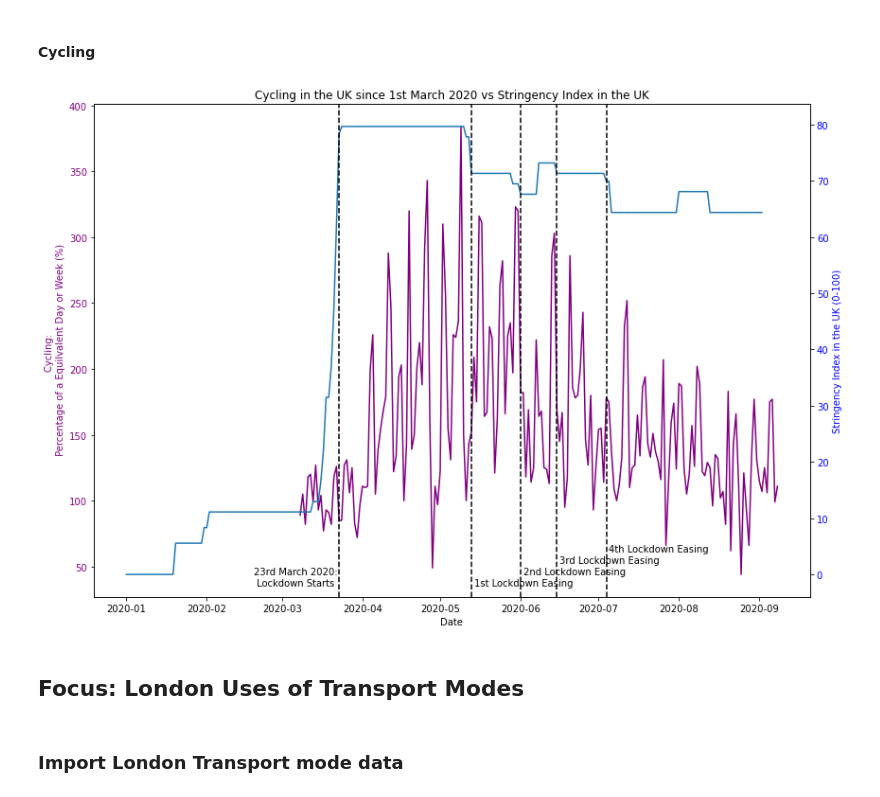
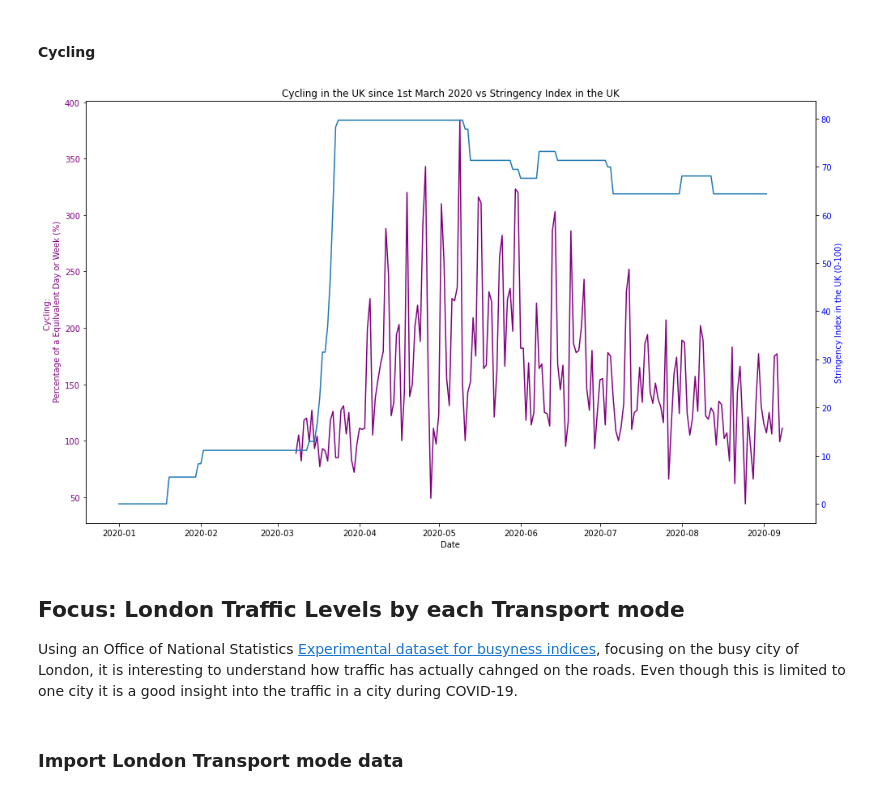
Before and after one commit to ErikaNicole/Covid19-Environmental-and-Economic-Analysis, a Jupyter notebook: transport_analysis/Transport analysis.ipynb, the cells around one changed output. Drawn from its saved outputs; the diff is of its cells as text; code cells hidden in the pictures.

```diff
--- a/transport_analysis/Transport analysis.ipynb
+++ b/transport_analysis/Transport analysis.ipynb
@@ -5,6 +5,7 @@ First start with the changes in transport usage compared with the stringency lev
 # %%
 import pandas as pd
+from datetime import datetime
 import numpy as np
 import matplotlib.pyplot as plt
 import matplotlib.collections as collections
-plt.rcParams['figure.figsize'] = [12, 8]
+plt.rcParams['figure.figsize'] = [14, 8]
@@ -133,39 +136,27 @@ plt.show()
 # %%
 fig, ax1 = plt.subplots()
 
-ax1.plot(transport_data['Date'], transport_data['Cycling'], label='Cycling', color='purple')
+ax1.plot(transport_data['Date'], y_cycle, label='Cycling', color='purple')
 ax1.set_xlabel('Date')
 ax1.set_ylabel('Cycling: \n Percentage of a Equilvalent Day or Week (%)', color='purple')
 ax1.tick_params(axis='y', labelcolor='purple')
 
 ax2 = ax1.twinx()
 
 ax2.plot(stringency_data['Date'], stringency_data['Stringency'])
 ax2.set_ylabel('Stringency Index in the UK (0-100)', color='blue')
 ax2.tick_params(axis='y', labelcolor='blue')
 
 fig.tight_layout()
 plt.title("Cycling in the UK since 1st March 2020 vs Stringency Index in the UK")
-plt.axvline(x = np.datetime64('2020-03-23'), color='black', linestyle = '--')
-plt.text(np.datetime64('2020-02-19'), -2, '23rd March 2020: \n Lockdown Starts')
-
-plt.axvline(x = np.datetime64('2020-05-13'), color='black', linestyle = '--')
-plt.text(np.datetime64('2020-05-14'), -2, '1st Lockdown Easing')
-
-plt.axvline(x = np.datetime64('2020-06-01'), color='black', linestyle = '--')
-plt.text(np.datetime64('2020-06-02'), 0, '2nd Lockdown Easing')
-
-plt.axvline(x = np.datetime64('2020-06-15'), color='black', linestyle = '--')
-plt.text(np.datetime64('2020-06-16'), 2, '3rd Lockdown Easing')
-
-plt.axvline(x = np.datetime64('2020-07-04'), color='black', linestyle = '--')
-plt.text(np.datetime64('2020-07-05'), 4, '4th Lockdown Easing')
 
 plt.show()
 # %% [output]
-[figure, old version]
+[figure, new version]
-# %% [markdown]
-## Focus: London Uses of Transport Modes
+# %% [markdown]
+## Focus: London Traffic Levels by each Transport mode
+
+Using an Office of National Statistics [Experimental dataset for busyness indices](https://www.ons.gov.uk/economy/economicoutputandproductivity/output/datasets/trafficcameraactivity), focusing on the busy city of London, it is interesting to understand how traffic has actually cahnged on the roads. Even though this is limited to one city it is a good insight into the traffic in a city during COVID-19.
 # %% [markdown]
 ### Import London Transport mode data
 # %%
```
Also changed, not shown: parts of 29 cells of this notebook, 7 other files.
